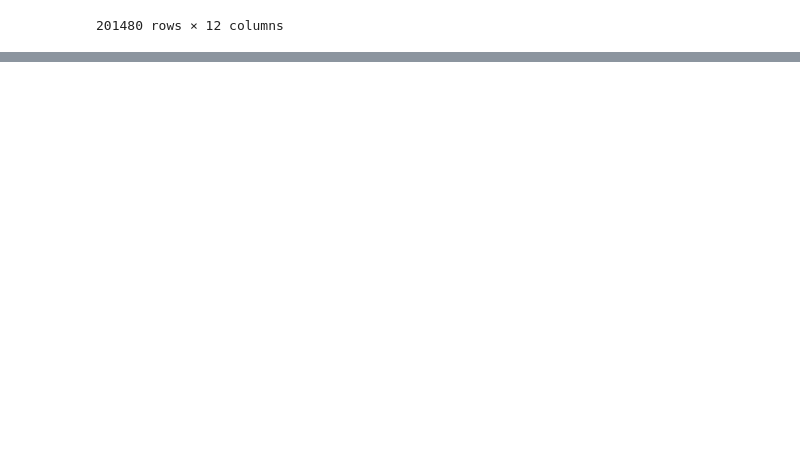
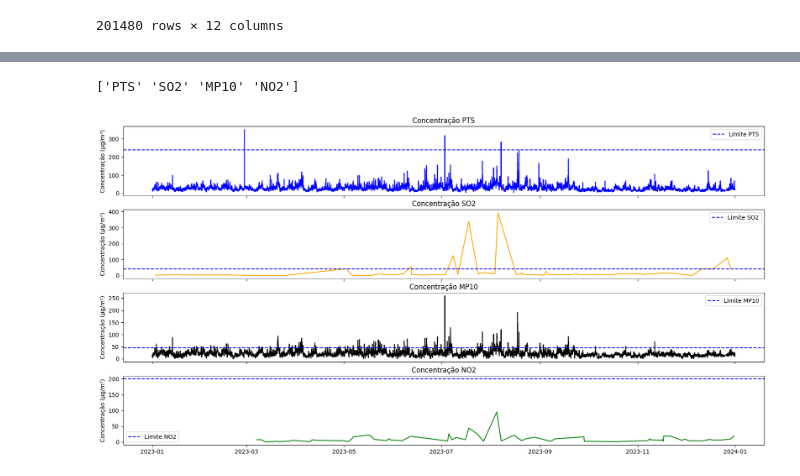
Before and after one commit to anaju-wolmann/ENS410064, a Jupyter notebook: T1_AnaJulia.ipynb, the cells around one changed output, grey strips where cells are left out. Drawn from its saved outputs; the diff is of its cells as text; code cells hidden in the pictures; blank space fills up the shorter version.

```diff
--- a/T1_AnaJulia.ipynb
+++ b/T1_AnaJulia.ipynb
@@ -30,0 +65,3 @@ df
+# %%
+df['Valor'] = pd.to_numeric(df['Valor'], errors='coerce')
+df
@@ -30,0 +82,14 @@ df
+# %%
+# Filtrar dados apenas da estação SC_002 e poluentes que vou analisar
+
+filtred_SC_002_df = df.loc[
+(df['Codigo'] == 'SC_002') &
+(df['Poluente'].isin(['MP10', 'PTS', 'SO2', 'NO2'])) &
+(df['Valor'] >= 0)]
+
+filtred_SC_002_df.loc[:, 'Date'] = df[['Ano', 'Mes', 'Dia', 'Hora', 'Minuto']].apply(lambda x: datetime(x['Ano'], x['Mes'], x['Dia'], x['Hora'], x['Minuto']), axis=1)
+
+filtred_SC_002_df = filtred_SC_002_df.set_index('Date')
+
+filtred_SC_002_df = filtred_SC_002_df[['Poluente','Valor', 'Unidade']]
+filtred_SC_002_df
@@ -30,0 +116,32 @@ df
+# %%
+print(filtred_SC_002_df['Poluente'].unique())
+# %% [output]
+['PTS' 'SO2' 'MP10' 'NO2']
+# %%
+df_PTS = filtred_SC_002_df.query('Poluente =="PTS"')
+df_SO2 = filtred_SC_002_df.query('Poluente =="SO2"')
+df_MP10 = filtred_SC_002_df.query('Poluente == "MP10"')
+df_NO2 = filtred_SC_002_df.query('Poluente == "NO2"')
+# %%
+data = [
+    (df_PTS, 'Concentração PTS', 'Concentração (µg/m³)', 240, 'blue'),
+    (df_SO2, 'Concentração SO2', 'Concentração (µg/m³)', 40, 'orange'),
+    (df_MP10, 'Concentração MP10', 'Concentração (µg/m³)', 45, 'black'),
+    (df_NO2, 'Concentração NO2', 'Concentração (µg/m³)', 200, 'green')
+]
+
+# Criando subplots
+fig, ax = plt.subplots(4, sharex=True, figsize=(20, 10))
+
+# Loop para plotar cada gráfico
+for i, (df, title, ylabel, limite, color) in enumerate(data):
+    ax[i].plot(df.index, df['Valor'], color=color)
+    ax[i].axhline(y=limite, color='blue', linestyle='--', label=f'Limite {title.split()[1]}')
+    ax[i].set_title(title)
+    ax[i].set_ylabel(ylabel)
+    ax[i].legend()
+
+
+plt.show()
+# %% [output]
+[figure, added]
```
Also changed, not shown: parts of 6 cells of this notebook, 6 other files.
